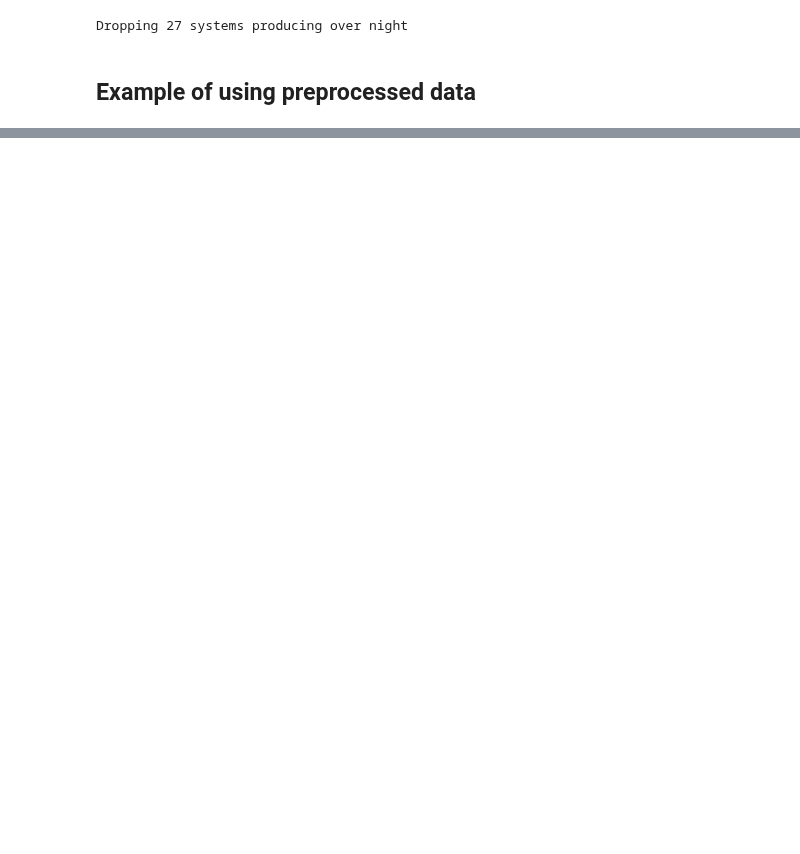
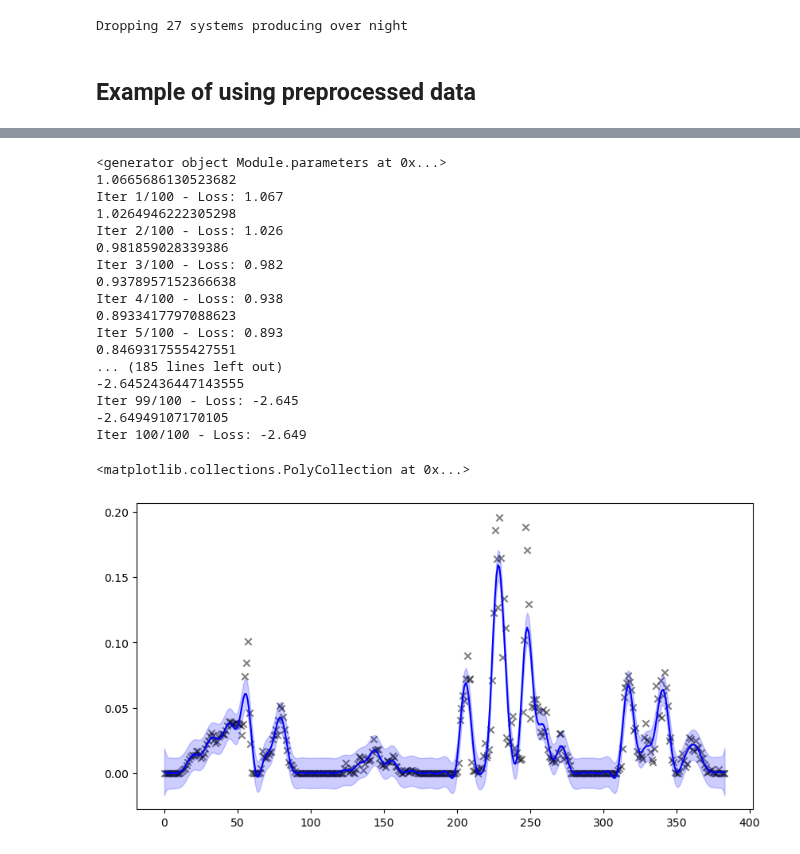
Before and after one commit to eirikbaekkelund/Dissertation, a Jupyter notebook: data_loader.ipynb, the cells around one changed output, grey strips where cells are left out. Drawn from its saved outputs; the diff is of its cells as text; code cells hidden in the pictures; blank space fills up the shorter version.

```diff
--- a/data_loader.ipynb
+++ b/data_loader.ipynb
@@ -148,0 +172,80 @@ ax.set_title(f'PV production for {y.shape[1]} system(s) in London');
+# %%
+# extract one time series from the y tensor
+y_test = y_tensor[:, 0, 0].squeeze(-1)
+# %%
+
+# create a mean module
+mean_module = gpytorch.means.ConstantMean()
+
+# create a covariance module
+covar_module = gpytorch.kernels.ScaleKernel(gpytorch.kernels.RBFKernel())
+
+# initialize likelihood and model
+likelihood = gpytorch.likelihoods.GaussianLikelihood()
+model = ExactGPModel(train_x=time_tensor,
+                     train_y=y_test,
+                     likelihood=likelihood,
+                     mean_module=mean_module,
+                     covar_module=covar_module)
+
+# train model
+model.train()
+likelihood.train()
+
+print(model.parameters())
+# use adam optimizer
+optimizer = torch.optim.Adam(model.parameters(), lr=0.1)
+
+# "Loss" for GPs - the marginal log likelihood
+mll = gpytorch.mlls.ExactMarginalLogLikelihood(likelihood, model)
+
+# train for 100 iterations
+training_iter = 100
+
+for i in range(training_iter):
+    # zero gradients from previous iteration
+    optimizer.zero_grad()
+    # output from model
+    output = model(time_tensor)
+    # calc loss and backprop gradients
+    loss = -mll(output, y_test)
+    print(loss.item())
+    loss.backward()
+    print('Iter %d/%d - Loss: %.3f' % (i + 1, training_iter, loss.item()))
+    optimizer.step()
+
+# set model and likelihood to eval mode
+model.eval()
+likelihood.eval()
+
+# make predictions
+with torch.no_grad(), gpytorch.settings.fast_pred_var():
+    preds = model(time_tensor)
+    mean = preds.mean
+    lower, upper = preds.confidence_region()
+
+# plot predictions
+fig, ax = plt.subplots(figsize=(10, 5))
+ax.scatter(time_tensor, y_test, marker='x', color='black', alpha=0.5)
+ax.plot(time_tensor, mean, color='blue')
+ax.fill_between(time_tensor.squeeze(), lower.squeeze(), upper.squeeze(), alpha=0.2, color='blue')
+# %% [output]
+<generator object Module.parameters at 0x...>
+1.0665686130523682
+Iter 1/100 - Loss: 1.067
+1.0264946222305298
+Iter 2/100 - Loss: 1.026
+0.981859028339386
+Iter 3/100 - Loss: 0.982
+0.9378957152366638
+Iter 4/100 - Loss: 0.938
+0.8933417797088623
+Iter 5/100 - Loss: 0.893
+0.8469317555427551
+... (185 lines left out)
+-2.6452436447143555
+Iter 99/100 - Loss: -2.645
+-2.64949107170105
+Iter 100/100 - Loss: -2.649
+<matplotlib.collections.PolyCollection at 0x...>
+[figure, added]
```
Also changed, not shown: parts of 17 cells of this notebook.
